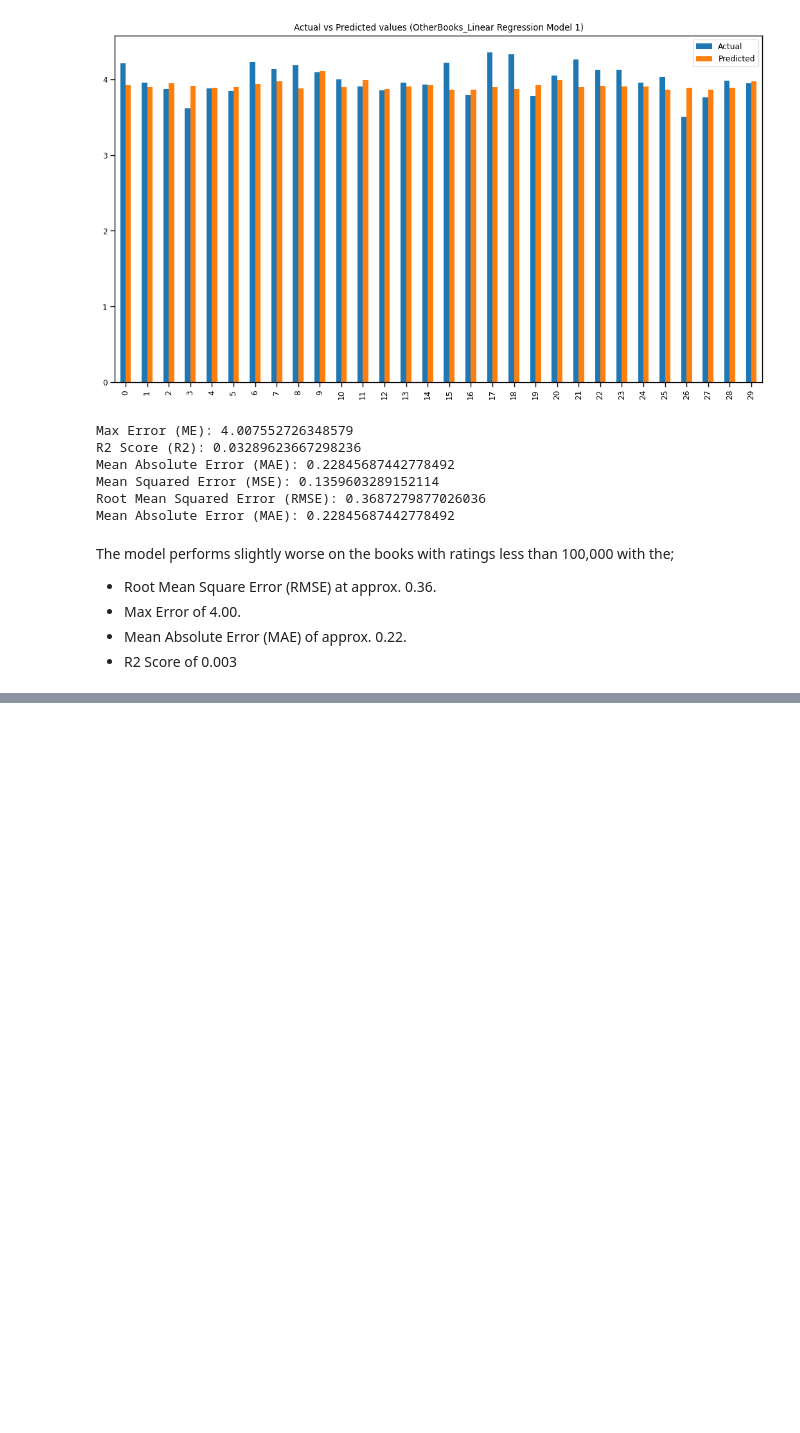
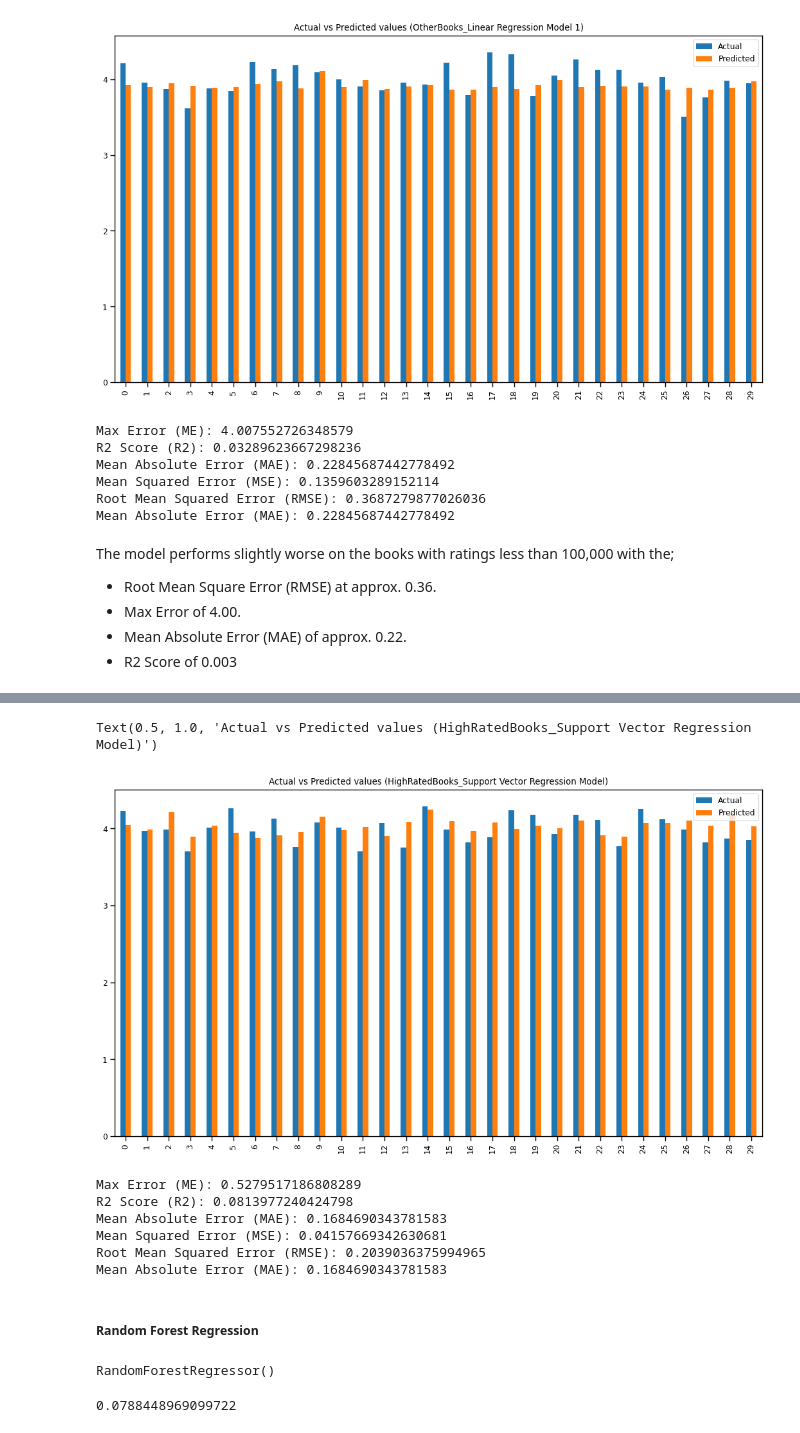
Before and after one commit to Ayanab01/BookClassificationModel, a Jupyter notebook: ML Project.ipynb, the cells around one changed output, grey strips where cells are left out. Drawn from its saved outputs; the diff is of its cells as text; code cells hidden in the pictures; blank space fills up the shorter version.

```diff
--- a/ML Project.ipynb
+++ b/ML Project.ipynb
@@ -893,0 +927,24 @@ regressor= RandomForestRegressor(n_estimators = 20, random_state = 0)
+# %%
+SVRAcc = PredictedSVR.drop(['diff'], axis = 1).head(30)
+SVRAcc.plot(kind='bar', figsize=(13, 7))
+plt.title("Actual vs Predicted values (HighRatedBooks_Support Vector Regression Model)")
+# %% [output]
+Text(0.5, 1.0, 'Actual vs Predicted values (HighRatedBooks_Support Vector Regression Model)')
+[figure, added]
+# %%
+# evaluate the performance of the algorithm
+print('Max Error (ME):', metrics.max_error(y_test, Predicted_Scores1SVR))
+print('R2 Score (R2):', metrics.r2_score(y_test, Predicted_Scores1SVR))
+print('Mean Absolute Error (MAE):', metrics.mean_absolute_error(y_test, Predicted_Scores1SVR))
+print('Mean Squared Error (MSE):', metrics.mean_squared_error(y_test, Predicted_Scores1SVR))
+print('Root Mean Squared Error (RMSE):', np.sqrt(metrics.mean_squared_error(y_test, Predicted_Scores1SVR)))
+print('Mean Absolute Error (MAE):', np.sum(abs(PredictedSVR['diff']))/PredictedSVR.shape[0])
+# %% [output]
+Max Error (ME): 0.5279517186808289
+R2 Score (R2): 0.0813977240424798
+Mean Absolute Error (MAE): 0.1684690343781583
+Mean Squared Error (MSE): 0.04157669342630681
+Root Mean Squared Error (RMSE): 0.2039036375994965
+Mean Absolute Error (MAE): 0.1684690343781583
+# %% [markdown]
+##### Random Forest Regression
@@ -893,0 +953,9 @@ regressor= RandomForestRegressor(n_estimators = 20, random_state = 0)
+# %%
+RDF_Model.fit(X_train, y_train)
+# %% [output]
+RandomForestRegressor()
+# %%
+Predicted_Scores1RDF = RDF_Model.predict(X_test)
+RDF_Model.score(X_test, y_test)
+# %% [output]
+0.0788448969099722
```
Also changed, not shown: parts of 21 cells of this notebook.
